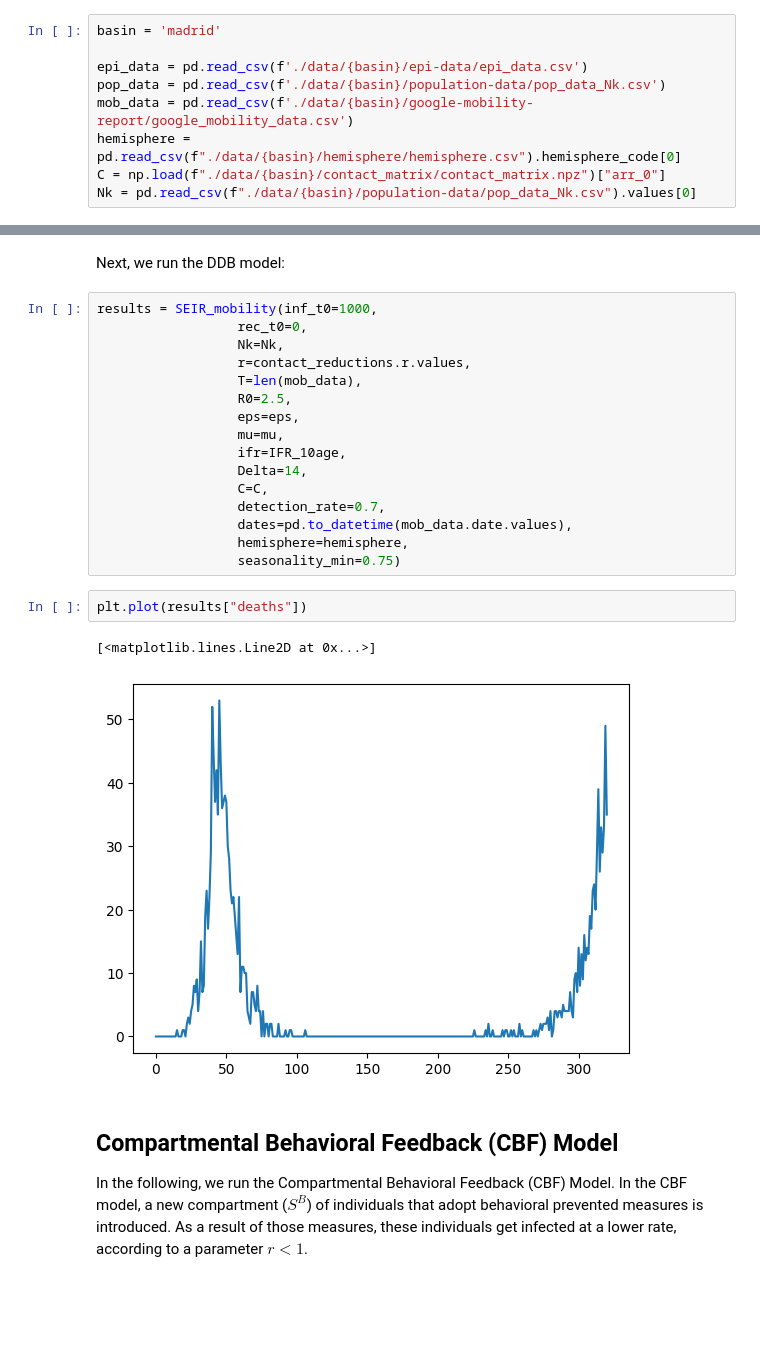
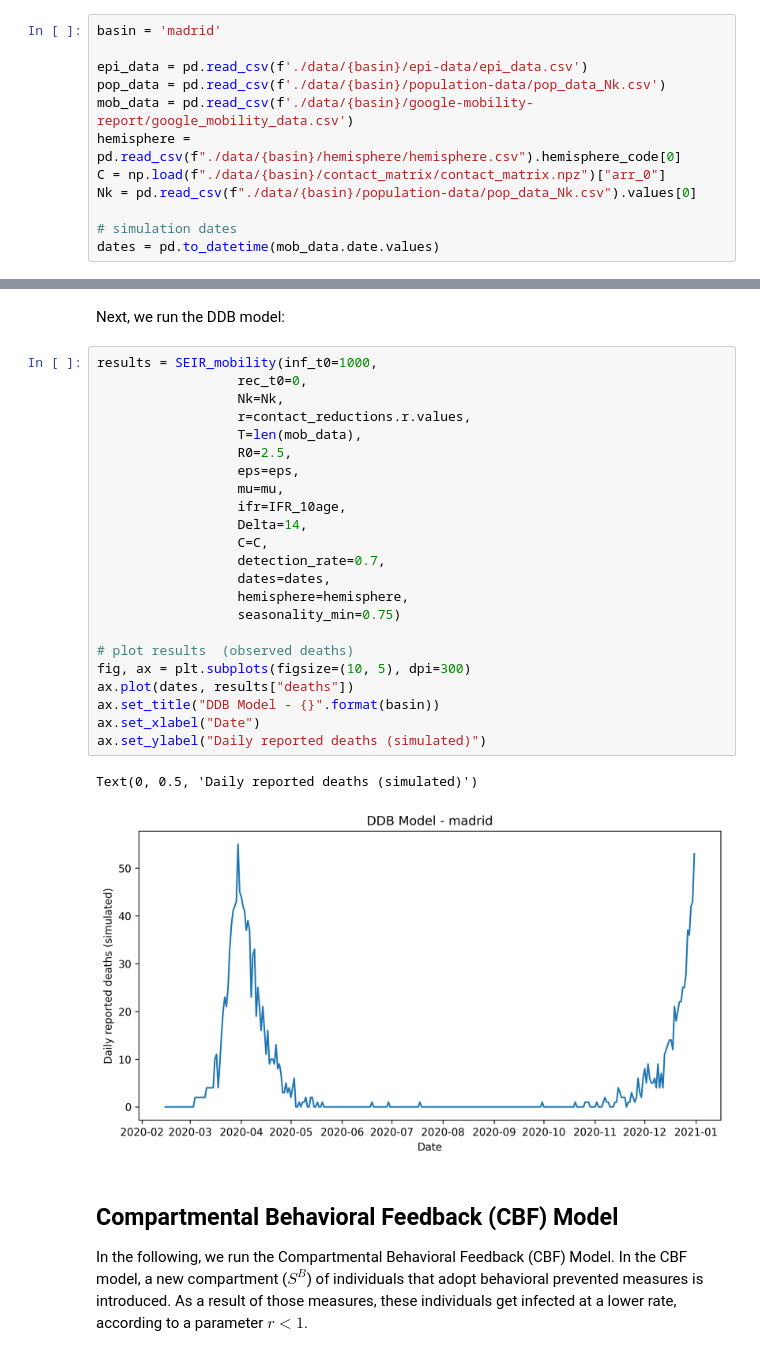
Before and after one commit to ngozzi/covid-behavior-models, a Jupyter notebook: example.ipynb, the cells around one changed output, grey strips where cells are left out. Drawn from its saved outputs; the diff is of its cells as text; blank space fills up the shorter version.

```diff
--- a/example.ipynb
+++ b/example.ipynb
@@ -25,6 +25,9 @@ mob_data = pd.read_csv(f'./data/{basin}/google-mobility-report/google_mobility_d
 hemisphere = pd.read_csv(f"./data/{basin}/hemisphere/hemisphere.csv").hemisphere_code[0]
 C = np.load(f"./data/{basin}/contact_matrix/contact_matrix.npz")["arr_0"]
 Nk = pd.read_csv(f"./data/{basin}/population-data/pop_data_Nk.csv").values[0]
+
+# simulation dates
+dates = pd.to_datetime(mob_data.date.values)
 # %% [markdown]
 ## Data-Driven Behavioral (DDB) Model
 # %% [markdown]
@@ -52,24 +55,29 @@ Next, we run the DDB model:
 # %%
 results = SEIR_mobility(inf_t0=1000,
                   rec_t0=0,
                   Nk=Nk,
                   r=contact_reductions.r.values,
                   T=len(mob_data),
                   R0=2.5,
                   eps=eps,
                   mu=mu,
                   ifr=IFR_10age,
                   Delta=14,
                   C=C,
                   detection_rate=0.7,
-                  dates=pd.to_datetime(mob_data.date.values),
+                  dates=dates,
                   hemisphere=hemisphere,
                   seasonality_min=0.75)
+
+# plot results  (observed deaths)
+fig, ax = plt.subplots(figsize=(10, 5), dpi=300)
+ax.plot(dates, results["deaths"])
+ax.set_title("DDB Model - {}".format(basin))
+ax.set_xlabel("Date")
+ax.set_ylabel("Daily reported deaths (simulated)")
+# %% [output]
+Text(0, 0.5, 'Daily reported deaths (simulated)')
+[figure, added]
-# %%
-plt.plot(results["deaths"])
-# %% [output]
-[<matplotlib.lines.Line2D at 0x...>]
-[figure, removed]
 # %% [markdown]
 ## Compartmental Behavioral Feedback (CBF) Model
 
```
Also changed, not shown: parts of 14 cells of this notebook, 1 other file.
